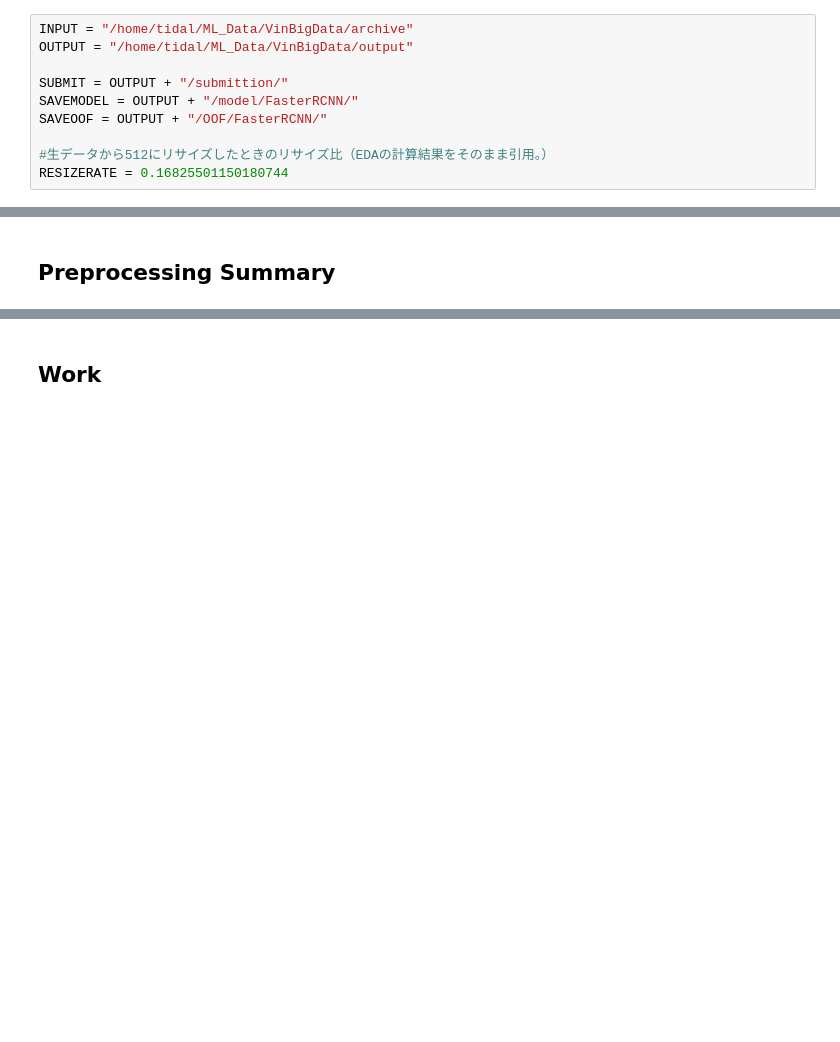
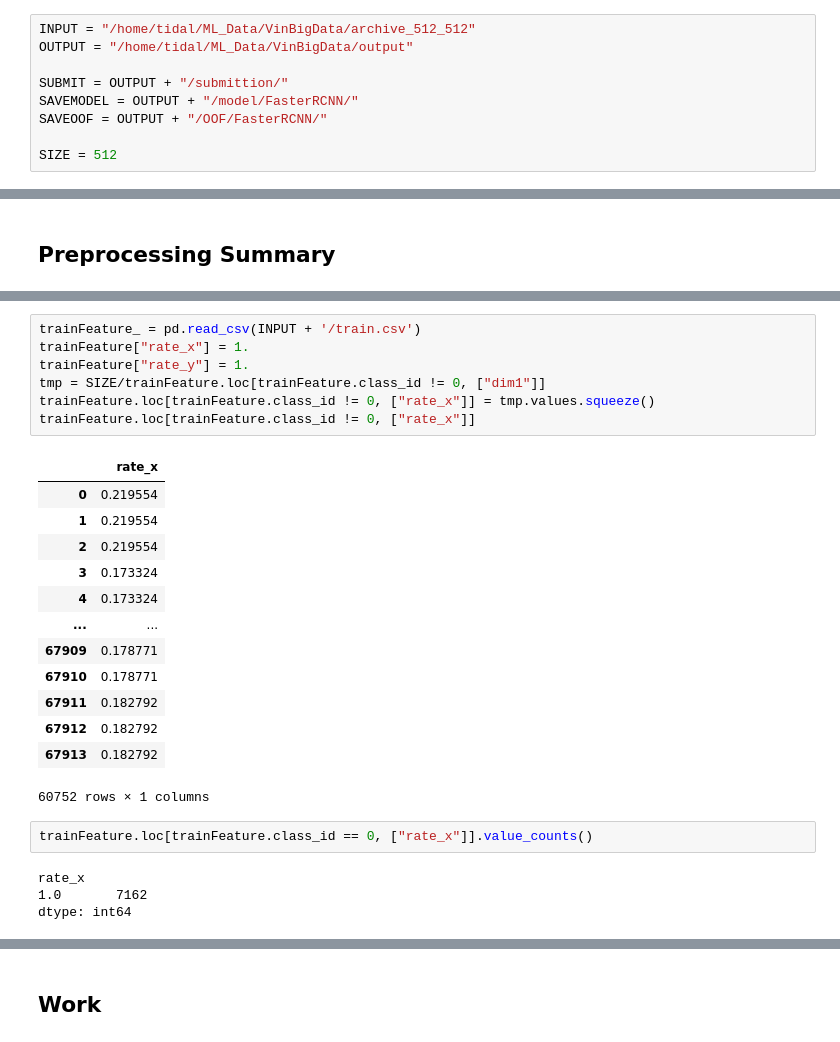
Before and after one commit to ShinAnase/VinBigData, a Jupyter notebook: mainFasterRCNN.ipynb, the cells around one changed output, grey strips where cells are left out. Drawn from its saved outputs; the diff is of its cells as text; blank space fills up the shorter version.

```diff
--- a/mainFasterRCNN.ipynb
+++ b/mainFasterRCNN.ipynb
@@ -58,15 +58,14 @@ labelSmoothing：CV:0.01502 LB:0.01859<br>
 # %% [markdown]
 # Config
 # %%
-INPUT = "/home/tidal/ML_Data/VinBigData/archive"
+INPUT = "/home/tidal/ML_Data/VinBigData/archive_512_512"
 OUTPUT = "/home/tidal/ML_Data/VinBigData/output"
 
 SUBMIT = OUTPUT + "/submittion/"
 SAVEMODEL = OUTPUT + "/model/FasterRCNN/"
 SAVEOOF = OUTPUT + "/OOF/FasterRCNN/"
 
-#生データから512にリサイズしたときのリサイズ比（EDAの計算結果をそのまま引用。）
-RESIZERATE = 0.16825501150180744
+SIZE = 512
 # %%
 trainMetaFeature = pd.read_csv(INPUT + '/train_meta.csv')#https://www.kaggle.com/c/vinbigdata-chest-xray-abnormalities-detection/discussion/207955
 sampleSubmission = pd.read_csv(INPUT + '/sample_submission.csv')
@@ -155,2 +164,29 @@ def preprocessing(param, train):
 
     return trainFeature
+# %%
+trainFeature_ = pd.read_csv(INPUT + '/train.csv')
+trainFeature["rate_x"] = 1.
+trainFeature["rate_y"] = 1.
+tmp = SIZE/trainFeature.loc[trainFeature.class_id != 0, ["dim1"]]
+trainFeature.loc[trainFeature.class_id != 0, ["rate_x"]] = tmp.values.squeeze()
+trainFeature.loc[trainFeature.class_id != 0, ["rate_x"]]
+# %% [output]
+|  | rate_x |
+| 0 | 0.219554 |
+| 1 | 0.219554 |
+| 2 | 0.219554 |
+| 3 | 0.173324 |
+| 4 | 0.173324 |
+| ... | ... |
+| 67909 | 0.178771 |
+| 67910 | 0.178771 |
+| 67911 | 0.182792 |
+| 67912 | 0.182792 |
+| 67913 | 0.182792 |
+60752 rows × 1 columns
+# %%
+trainFeature.loc[trainFeature.class_id == 0, ["rate_x"]].value_counts()
+# %% [output]
+rate_x
+1.0       7162
+dtype: int64
```
Also changed, not shown: parts of 4 cells of this notebook, 1 other file.
